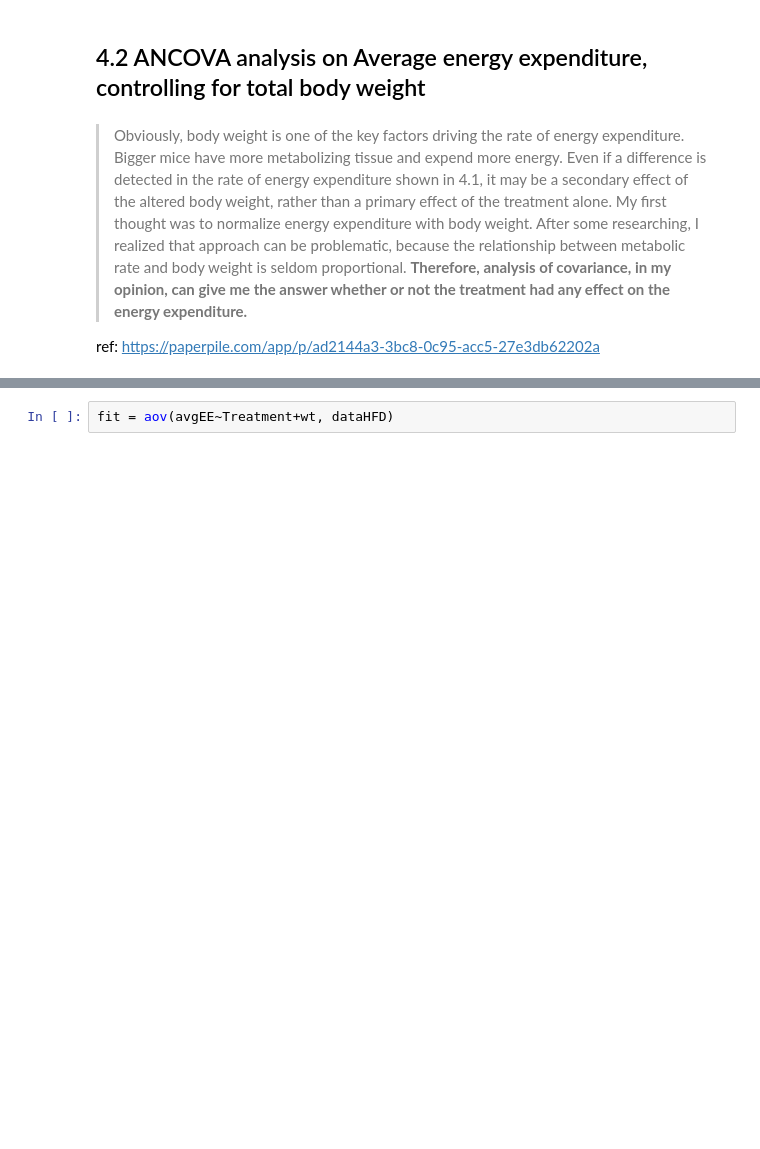
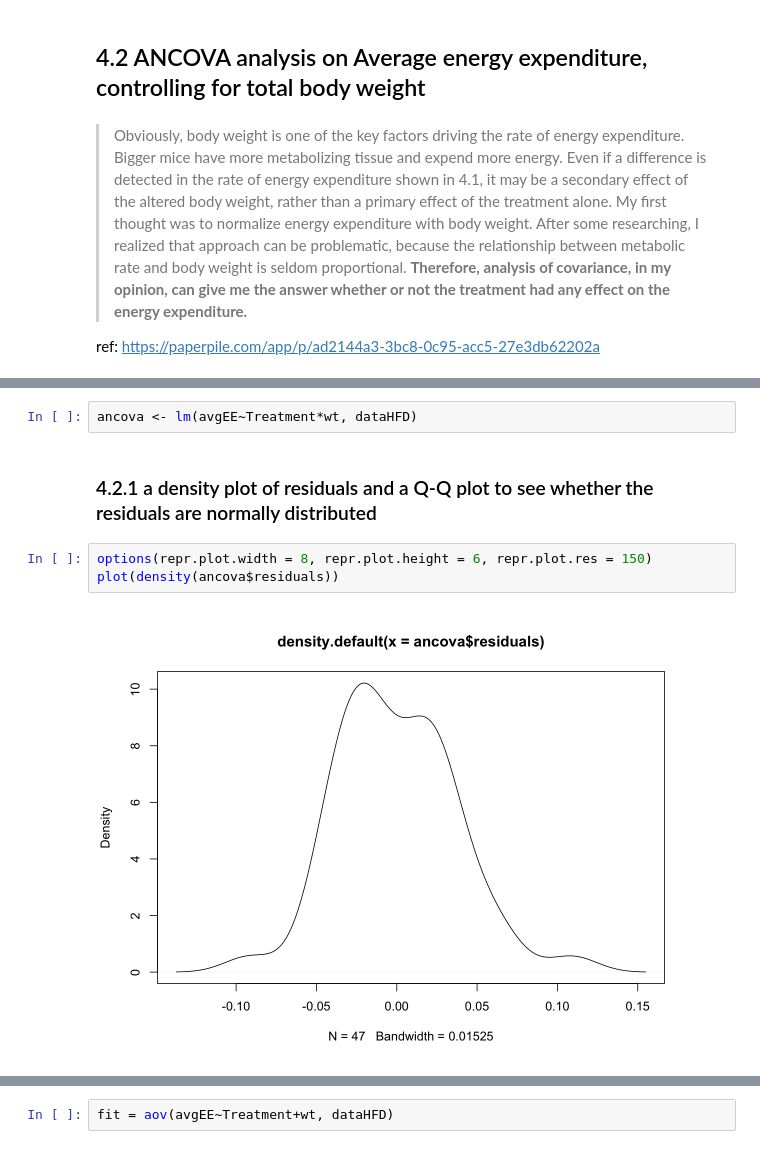
Before and after one commit to zhangyang2017/temp, a Jupyter notebook: metab.ipynb, the cells around one changed output, grey strips where cells are left out. Saved outputs shown, nothing was run; the diff lists cells and outputs as text; blank space fills up the shorter version.

```diff
--- a/metab.ipynb
+++ b/metab.ipynb
@@ -244,0 +254,9 @@ ref: https://paperpile.com/app/p/ad2144a3-3bc8-0c95-acc5-27e3db62202a
+# %%
+ancova <- lm(avgEE~Treatment*wt, dataHFD)
+# %% [markdown]
+### 4.2.1 a density plot of residuals and a Q-Q plot to see whether the residuals are normally distributed
+# %%
+options(repr.plot.width = 8, repr.plot.height = 6, repr.plot.res = 150)
+plot(density(ancova$residuals))
+# %% [output]
+[figure, added]
```
Also changed, not shown: parts of 19 cells of this notebook.
